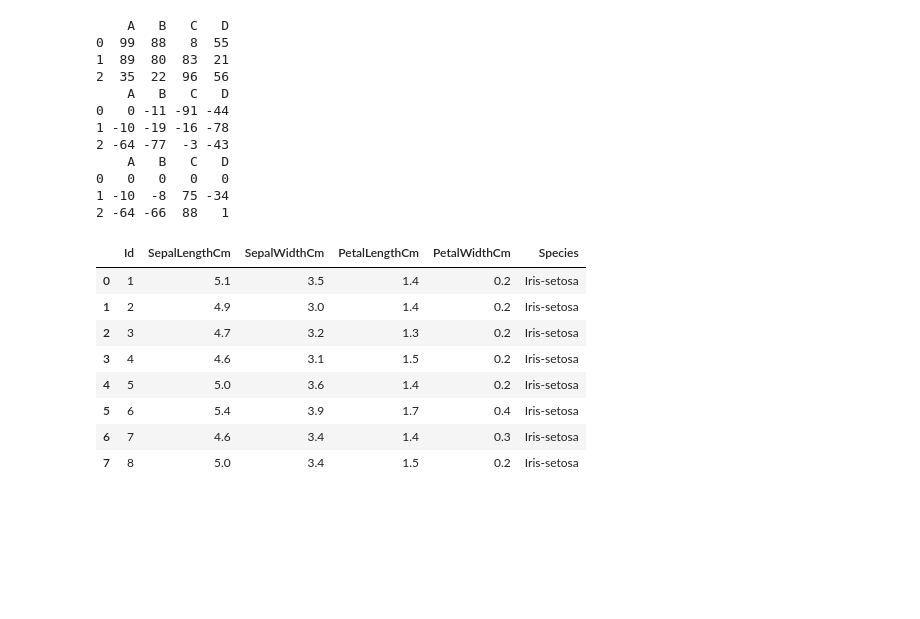
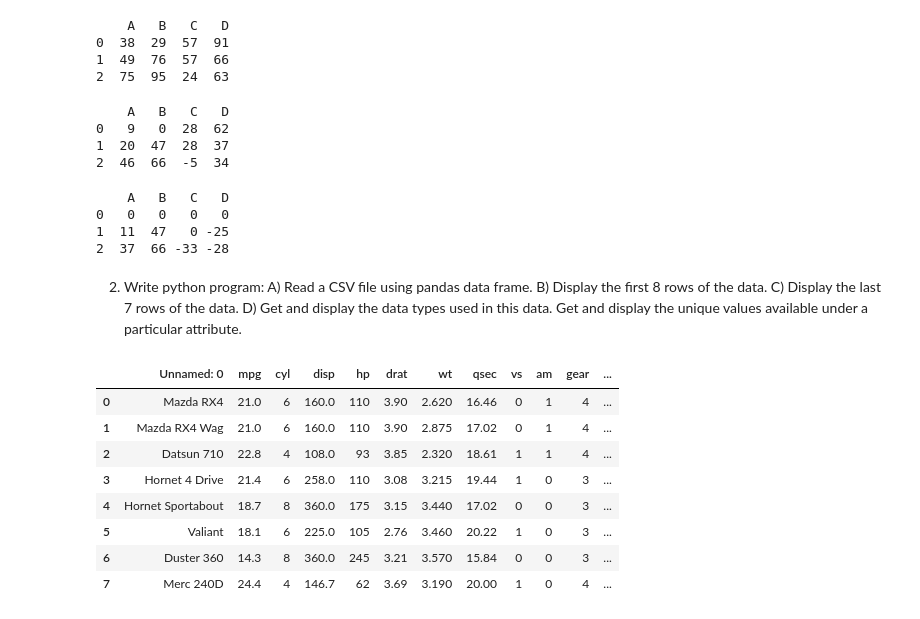
Before and after one commit to mayankmohak/dmdw-lab, a Jupyter notebook: lab 3 - 20.10.2021.ipynb, the cells around one changed output. Cells and saved outputs as stored; diff of their text form; code cells hidden in the pictures; blank space fills up the shorter version.

```diff
--- a/lab 3 - 20.10.2021.ipynb
+++ b/lab 3 - 20.10.2021.ipynb
@@ -14,36 +12,49 @@ array([[ 1,  2,  3],
 # %%
 import pandas as pd
-df = pd.DataFrame(np.random.randint(0,100,size = (3,4)),columns = ['A','B','C','D'])
+import numpy as np
+
+df = pd.DataFrame(np.random.randint(0, 100, size=(3, 4)), columns=list('ABCD'))
 print(df)
-np.sin(df*np.pi/4)
-first_value = df.iloc[0][0]
-print(df.subtract(first_value,axis =1))
-first_row = df.iloc[0]
-print(df.subtract(first_row,axis=1))
 # %% [output]
     A   B   C   D
-0  99  88   8  55
-1  89  80  83  21
-2  35  22  96  56
-    A   B   C   D
-0   0 -11 -91 -44
-1 -10 -19 -16 -78
-2 -64 -77  -3 -43
-    A   B   C   D
-0   0   0   0   0
-1 -10  -8  75 -34
-2 -64 -66  88   1
+0  38  29  57  91
+1  49  76  57  66
+2  75  95  24  63
-# %%
-iris = pd.read_csv("/content/Iris.csv")
-iris.head(8)
-# %% [output]
-|  | Id | SepalLengthCm | SepalWidthCm | PetalLengthCm | PetalWidthCm | Species |
-| 0 | 1 | 5.1 | 3.5 | 1.4 | 0.2 | Iris-setosa |
-| 1 | 2 | 4.9 | 3.0 | 1.4 | 0.2 | Iris-setosa |
-| 2 | 3 | 4.7 | 3.2 | 1.3 | 0.2 | Iris-setosa |
-| 3 | 4 | 4.6 | 3.1 | 1.5 | 0.2 | Iris-setosa |
-| 4 | 5 | 5.0 | 3.6 | 1.4 | 0.2 | Iris-setosa |
-| 5 | 6 | 5.4 | 3.9 | 1.7 | 0.4 | Iris-setosa |
-| 6 | 7 | 4.6 | 3.4 | 1.4 | 0.3 | Iris-setosa |
-| 7 | 8 | 5.0 | 3.4 | 1.5 | 0.2 | Iris-setosa |
+# %%
+np.sin(df * np.pi / 4)
+first_value = df.iloc[0][1]
+print(df.subtract(first_value, axis=1))
+# %% [output]
+    A   B   C   D
+0   9   0  28  62
+1  20  47  28  37
+2  46  66  -5  34
+# %%
+first_row = df.iloc[0]
+print(df.subtract(first_row, axis=1))
+# %% [output]
+    A   B   C   D
+0   0   0   0   0
+1  11  47   0 -25
+2  37  66 -33 -28
+# %% [markdown]
+2) Write python program: A) Read a CSV file using pandas
+data frame. B) Display the first 8 rows of the data. C) Display
+the last 7 rows of the data. D) Get and display the data types
+used in this data. Get and display the unique values available
+under a particular attribute.
+# %%
+x = 'https://bit.ly/31LpcE3'
+df1 = pd.read_csv(x)
+df1.head(8)
+# %% [output]
+|  | Unnamed: 0 | mpg | cyl | disp | hp | drat | wt | qsec | vs | am | gear | ... |
+| 0 | Mazda RX4 | 21.0 | 6 | 160.0 | 110 | 3.90 | 2.620 | 16.46 | 0 | 1 | 4 | ... |
+| 1 | Mazda RX4 Wag | 21.0 | 6 | 160.0 | 110 | 3.90 | 2.875 | 17.02 | 0 | 1 | 4 | ... |
+| 2 | Datsun 710 | 22.8 | 4 | 108.0 | 93 | 3.85 | 2.320 | 18.61 | 1 | 1 | 4 | ... |
+| 3 | Hornet 4 Drive | 21.4 | 6 | 258.0 | 110 | 3.08 | 3.215 | 19.44 | 1 | 0 | 3 | ... |
+| 4 | Hornet Sportabout | 18.7 | 8 | 360.0 | 175 | 3.15 | 3.440 | 17.02 | 0 | 0 | 3 | ... |
+| 5 | Valiant | 18.1 | 6 | 225.0 | 105 | 2.76 | 3.460 | 20.22 | 1 | 0 | 3 | ... |
+| 6 | Duster 360 | 14.3 | 8 | 360.0 | 245 | 3.21 | 3.570 | 15.84 | 0 | 0 | 3 | ... |
+| 7 | Merc 240D | 24.4 | 4 | 146.7 | 62 | 3.69 | 3.190 | 20.00 | 1 | 0 | 4 | ... |
 # %%
```
Also changed, not shown: parts of 16 cells of this notebook, 3 other files.
